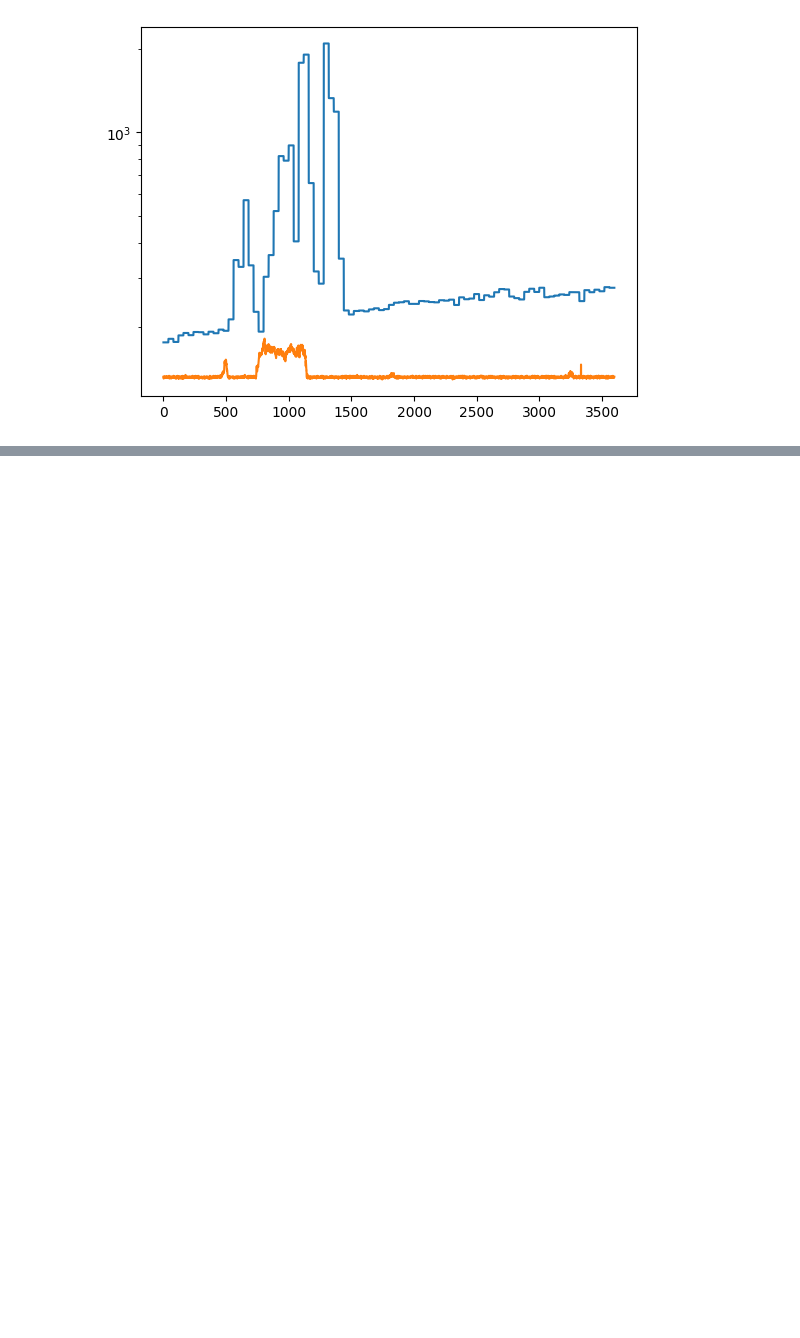
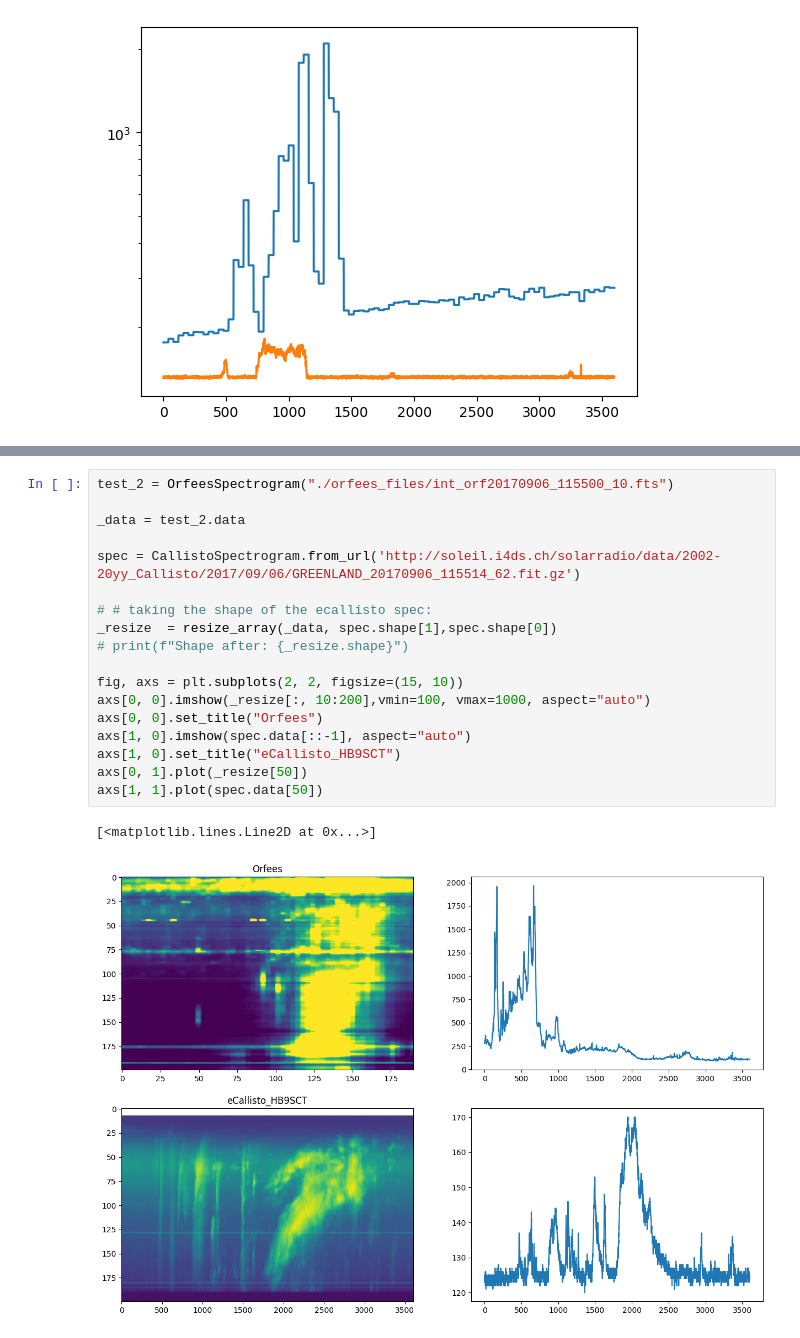
Before and after one commit to i4Ds/eCallistoValidation, a Jupyter notebook: validation/Orfees/Test_orfees.ipynb, the cells around one changed output, grey strips where cells are left out. Cells and saved outputs as stored; diff of their text form; blank space fills up the shorter version.

```diff
--- a/validation/Orfees/Test_orfees.ipynb
+++ b/validation/Orfees/Test_orfees.ipynb
@@ -268,3 +270,24 @@ axs[1, 1].plot(spec4.data[50])
 # %% [output]
 [<matplotlib.lines.Line2D at 0x...>]
 [figure]
+# %%
+test_2 = OrfeesSpectrogram("./orfees_files/int_orf20170906_115500_10.fts")
+
+_data = test_2.data
+
+spec = CallistoSpectrogram.from_url('http://soleil.i4ds.ch/solarradio/data/2002-20yy_Callisto/2017/09/06/GREENLAND_20170906_115514_62.fit.gz')
+
+# # taking the shape of the ecallisto spec:
+_resize  = resize_array(_data, spec.shape[1],spec.shape[0])
+# print(f"Shape after: {_resize.shape}")
+
+fig, axs = plt.subplots(2, 2, figsize=(15, 10))
+axs[0, 0].imshow(_resize[:, 10:200],vmin=100, vmax=1000, aspect="auto")
+axs[0, 0].set_title("Orfees")
+axs[1, 0].imshow(spec.data[::-1], aspect="auto")
+axs[1, 0].set_title("eCallisto_HB9SCT")
+axs[0, 1].plot(_resize[50])
+axs[1, 1].plot(spec.data[50])
+# %% [output]
+[<matplotlib.lines.Line2D at 0x...>]
+[figure, added]
```
Also changed, not shown: parts of 4 cells of this notebook.
